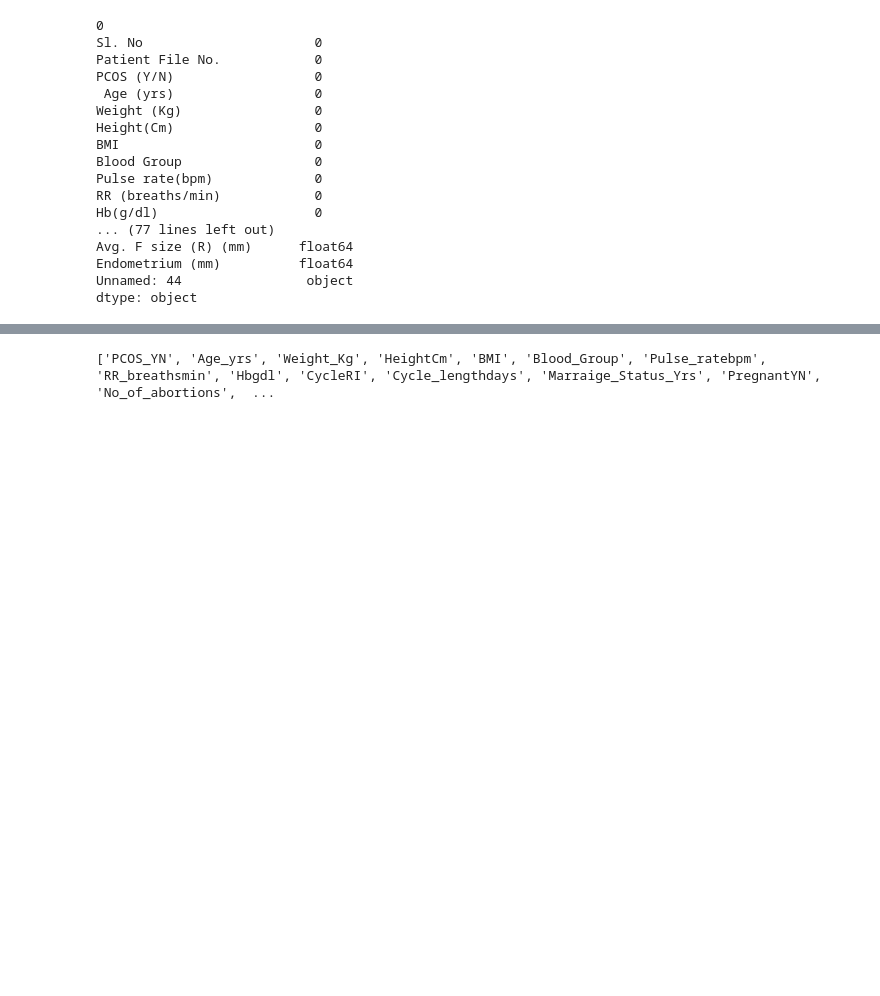
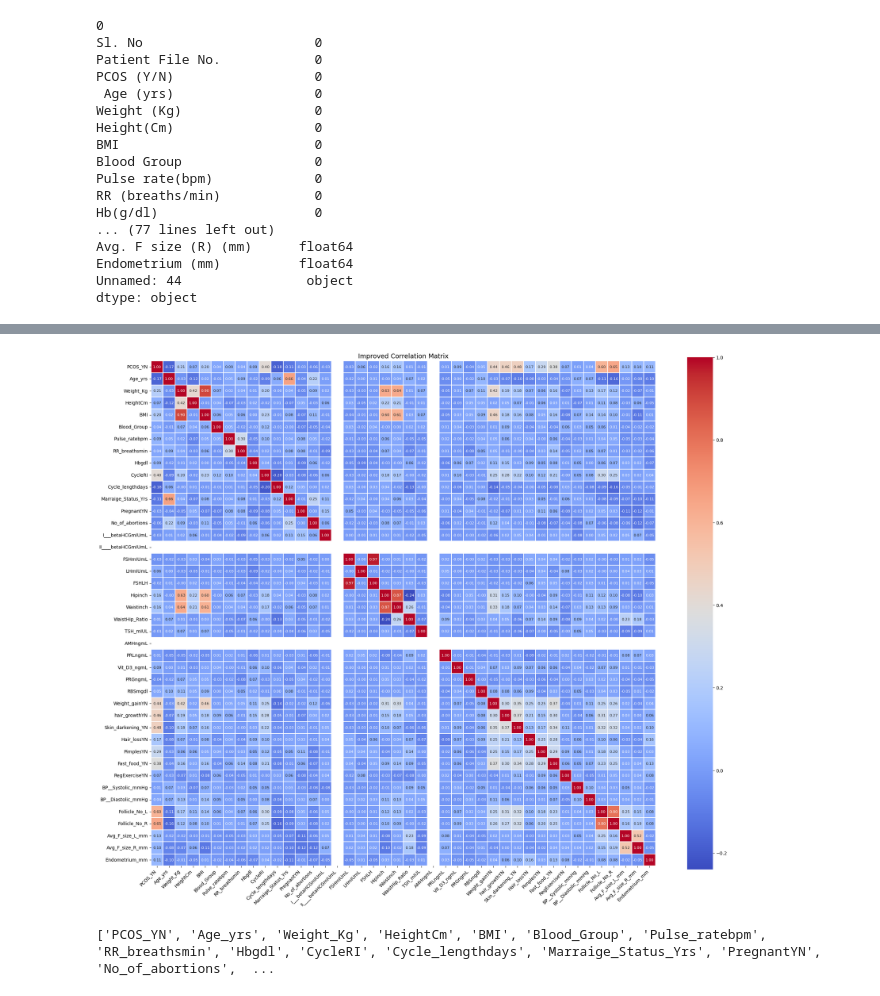
Before and after one commit to sivan73/pcos-prediction, a Jupyter notebook: notebooks/PCOS_Model_With_LIME.ipynb, the cells around one changed output, grey strips where cells are left out. Saved outputs shown, nothing was run; the diff lists cells and outputs as text; code cells hidden in the pictures; blank space fills up the shorter version.

```diff
--- a/notebooks/PCOS_Model_With_LIME.ipynb
+++ b/notebooks/PCOS_Model_With_LIME.ipynb
@@ -119,3 +163,33 @@ for col in binary_cols:
+# %%
+import pandas as pd
+import seaborn as sns
+import matplotlib.pyplot as plt
+
+# Compute correlation matrix
+corr = df.corr(numeric_only=True)
+
+# Set up the matplotlib figure with large dimensions
+plt.figure(figsize=(max(12, 0.5 * len(corr.columns)), max(8, 0.5 * len(corr.columns))))
+
+# Draw the heatmap with better spacing and formatting
+sns.heatmap(
+    corr,
+    annot=True,
+    fmt=".2f",
+    cmap='coolwarm',
+    square=True,
+    linewidths=0.3,
+    cbar_kws={"shrink": 0.75},
+    annot_kws={"size": 8}
+)
+
+plt.xticks(rotation=45, ha='right')
+plt.yticks(rotation=0)
+plt.title("Improved Correlation Matrix", fontsize=14)
+plt.tight_layout()
+plt.show()
+# %% [output]
+[figure, added]
 # %%
 # Convert columns that should be numeric
 for col in df.columns:
```
Also changed, not shown: parts of 10 cells of this notebook, 1 other file.
